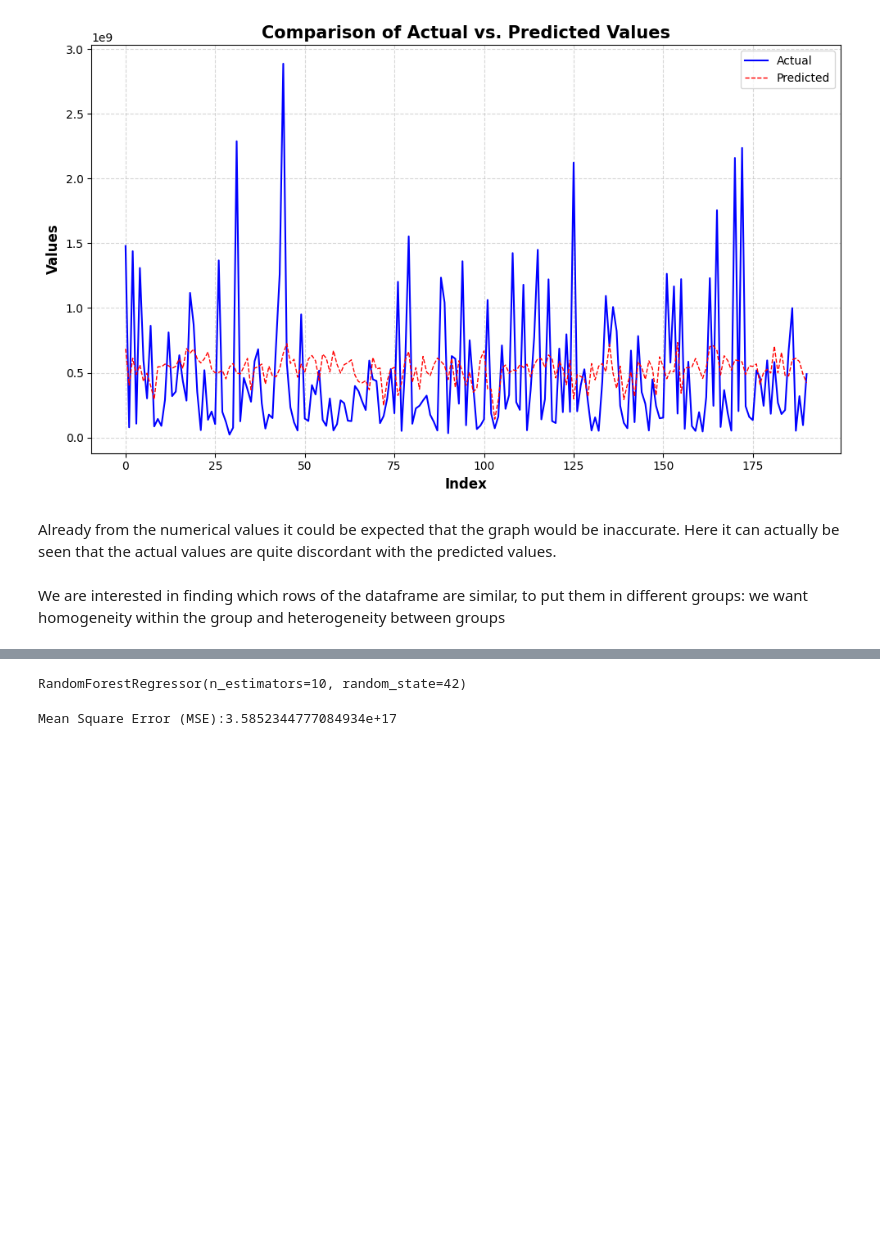
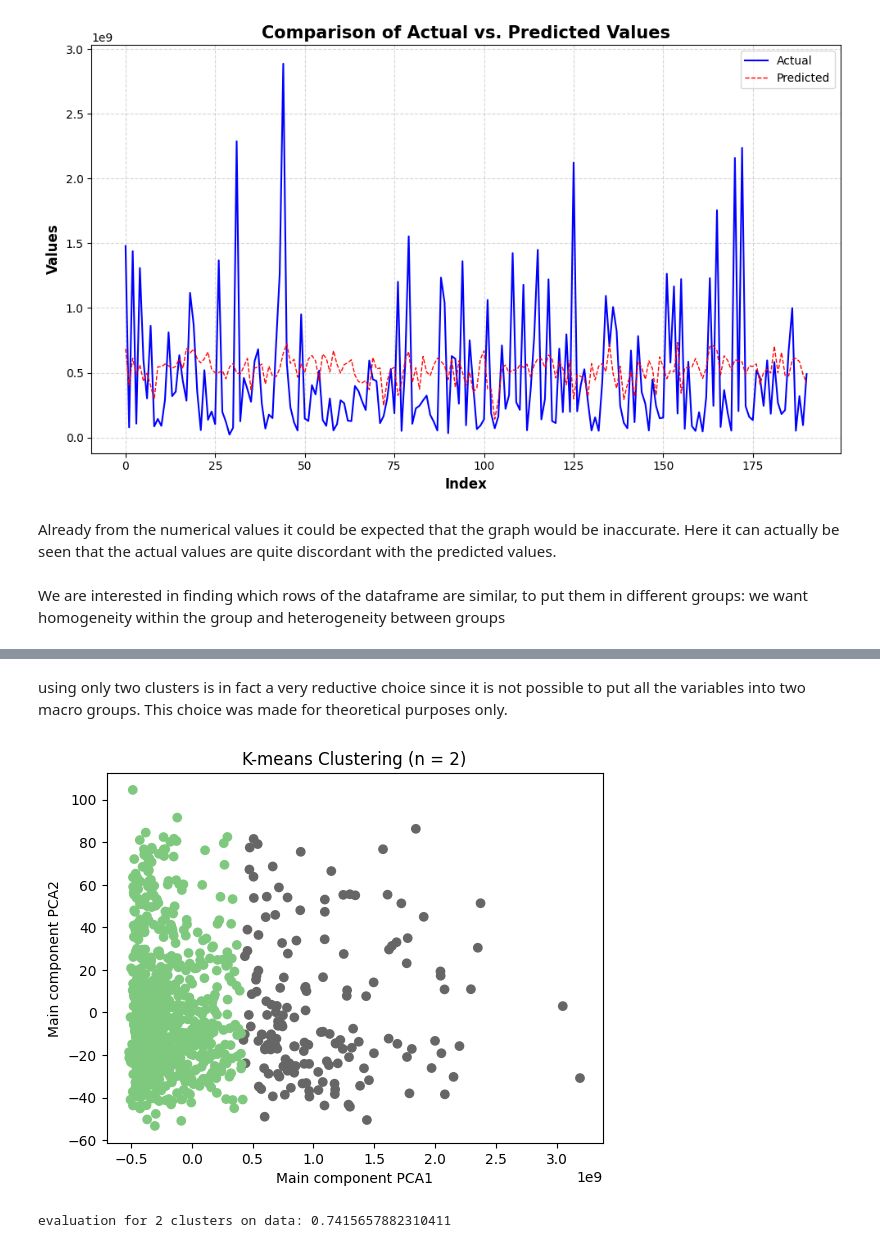
Before and after one commit to IsabellaPodavini/top_spotify_songs_2023, a Jupyter notebook: modelling.ipynb, the cells around one changed output, grey strips where cells are left out. Saved outputs shown, nothing was run; the diff lists cells and outputs as text; code cells hidden in the pictures; blank space fills up the shorter version.

```diff
--- a/modelling.ipynb
+++ b/modelling.ipynb
@@ -471,9 +410,0 @@ y=spotify_songs_copy_df['streams_numeric_cleaned']
-# %%
-# divide the df in test7train
-x_train,x_test,y_train,y_test=train_test_split(x,y,test_size=0.3,random_state=42)
-# build the model
-model=RandomForestRegressor(n_estimators=10,random_state=42)
-# fit the model
-#model.fit(x_train,y_train)
-# %% [output]
-RandomForestRegressor(n_estimators=10, random_state=42)
@@ -483,6 +411,19 @@ y_pred=model.predict(x_test)
-# %%
-#Evalueate the model
-mse = mean_squared_error(y_test, y_pred)
-print(f'Mean Square Error (MSE):{mse}')
-# %% [output]
-Mean Square Error (MSE):3.5852344777084934e+17
+# %% [markdown]
+using only two clusters is in fact a very reductive choice since it is not possible to put all the variables into two macro groups. This choice was made for theoretical purposes only.
+# %%
+from sklearn.cluster import KMeans
+
+kmeans_2 = KMeans(n_clusters=2, random_state=20, n_init=10)
+kmeans_2.fit(spotify_songs_copy_df)
+plt.scatter(principal_component[:, 0], principal_component[:, 1], c=kmeans_2.labels_, cmap='Accent')
+plt.xlabel('Main component PCA1')
+plt.ylabel('Main component PCA2')
+plt.title('K-means Clustering (n = 2)')
+plt.show()
+# %% [output]
+[figure, added]
+# %%
+from sklearn.metrics import silhouette_score
+print("evaluation for 2 clusters on data:", silhouette_score(spotify_songs_copy_df, kmeans_2.labels_))
+# %% [output]
+evaluation for 2 clusters on data: 0.7415657882310411
```
Also changed, not shown: parts of 49 cells of this notebook.
